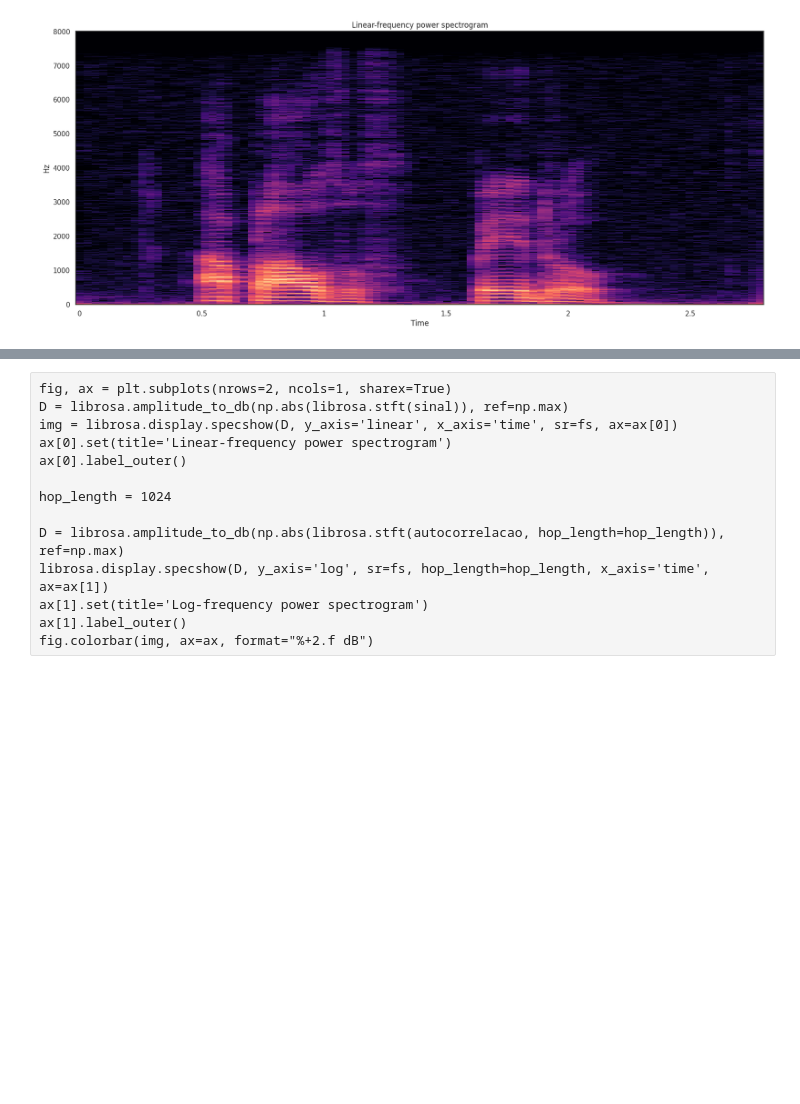
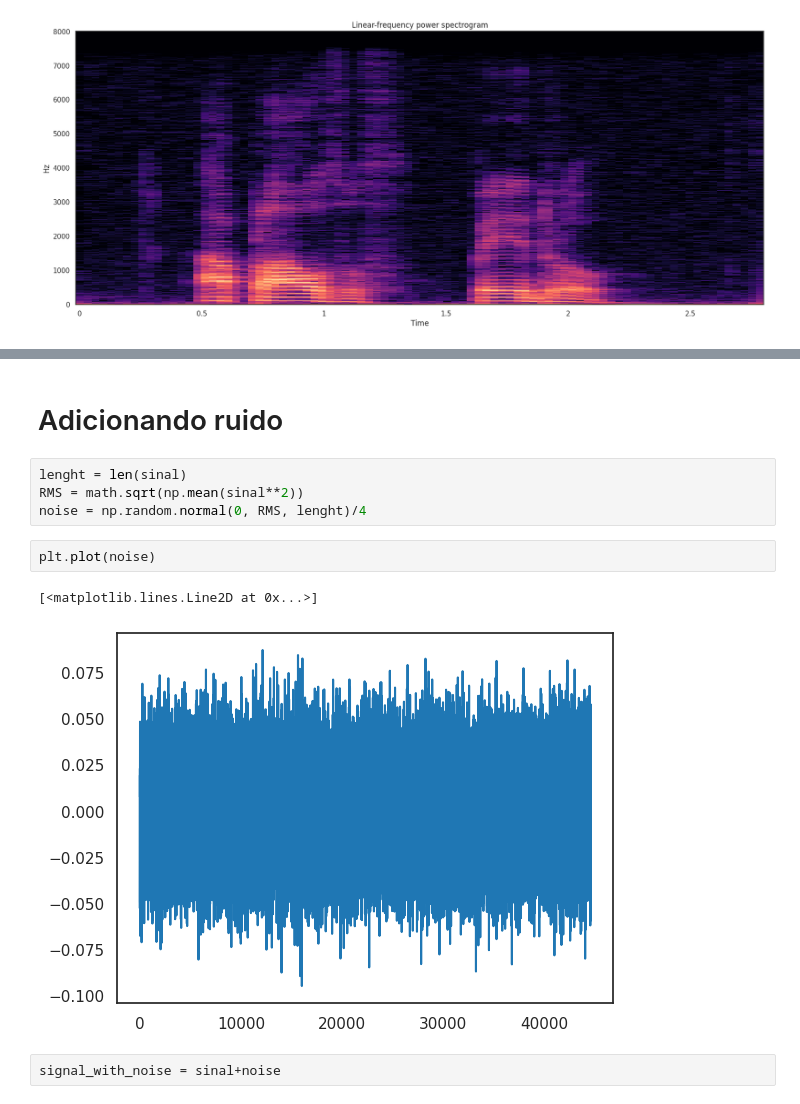
Before and after one commit to pedrodsk/pdsv, a Jupyter notebook: exercicio_03/exercicio_03.ipynb, the cells around one changed output, grey strips where cells are left out. Saved outputs shown, nothing was run; the diff lists cells and outputs as text; blank space fills up the shorter version.

```diff
--- a/exercicio_03/exercicio_03.ipynb
+++ b/exercicio_03/exercicio_03.ipynb
@@ -324,17 +382,16 @@ ax.label_outer()
 [figure]
 # %% [markdown]
 ![praat](../extras/espectograma.png "Espectograma: Aplausos Pedro")
-# %% [raw]
-fig, ax = plt.subplots(nrows=2, ncols=1, sharex=True)
-D = librosa.amplitude_to_db(np.abs(librosa.stft(sinal)), ref=np.max)
-img = librosa.display.specshow(D, y_axis='linear', x_axis='time', sr=fs, ax=ax[0])
-ax[0].set(title='Linear-frequency power spectrogram')
-ax[0].label_outer()
-
-hop_length = 1024
-
-D = librosa.amplitude_to_db(np.abs(librosa.stft(autocorrelacao, hop_length=hop_length)), ref=np.max)
-librosa.display.specshow(D, y_axis='log', sr=fs, hop_length=hop_length, x_axis='time', ax=ax[1])
-ax[1].set(title='Log-frequency power spectrogram')
-ax[1].label_outer()
-fig.colorbar(img, ax=ax, format="%+2.f dB")
+# %% [markdown]
+# Adicionando ruido
+# %%
+lenght = len(sinal)
+RMS = math.sqrt(np.mean(sinal**2))
+noise = np.random.normal(0, RMS, lenght)/4
+# %%
+plt.plot(noise)
+# %% [output]
+[<matplotlib.lines.Line2D at 0x...>]
+[figure, added]
+# %%
+signal_with_noise = sinal+noise
```
Also changed, not shown: parts of 22 cells of this notebook.
